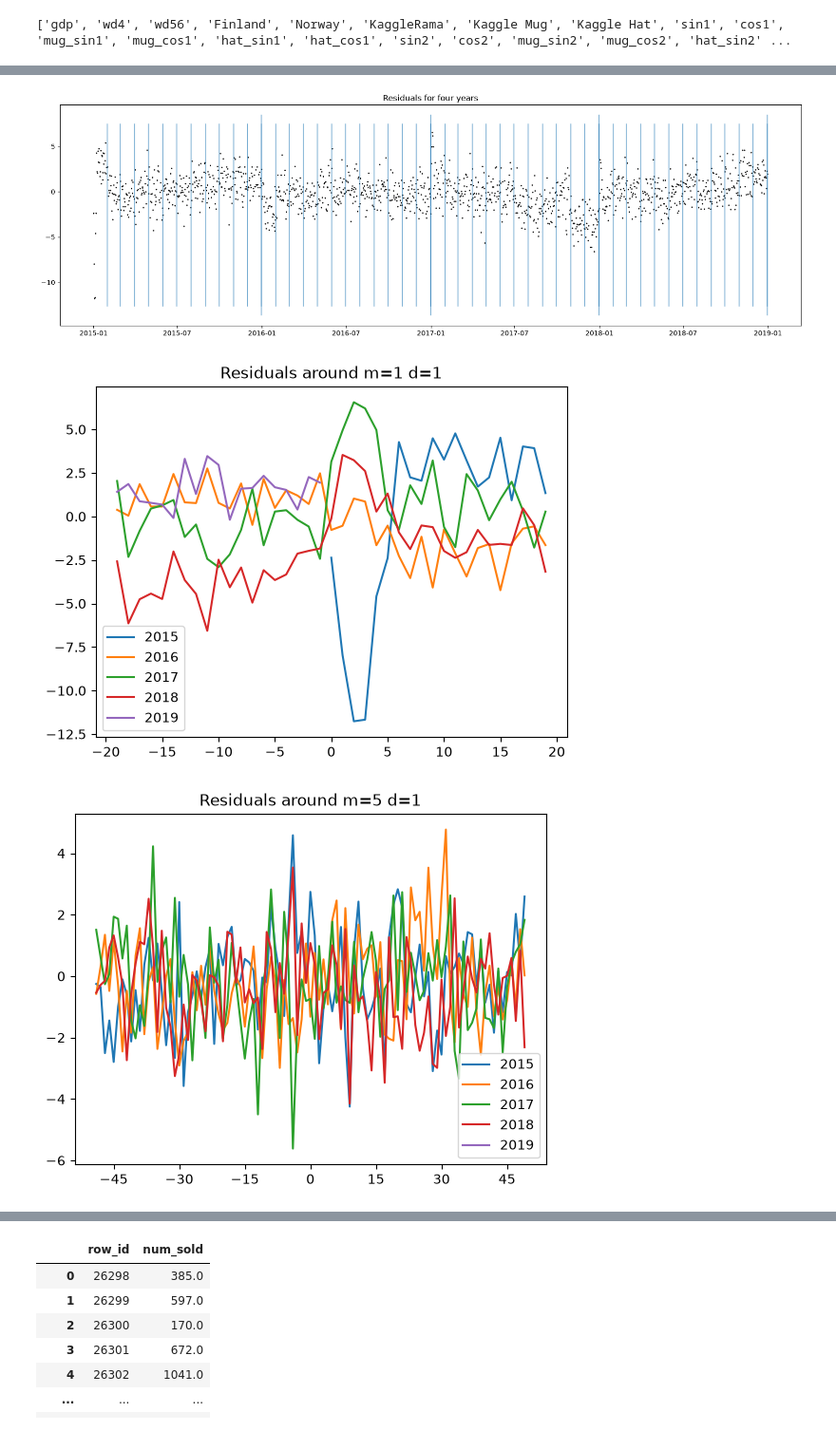
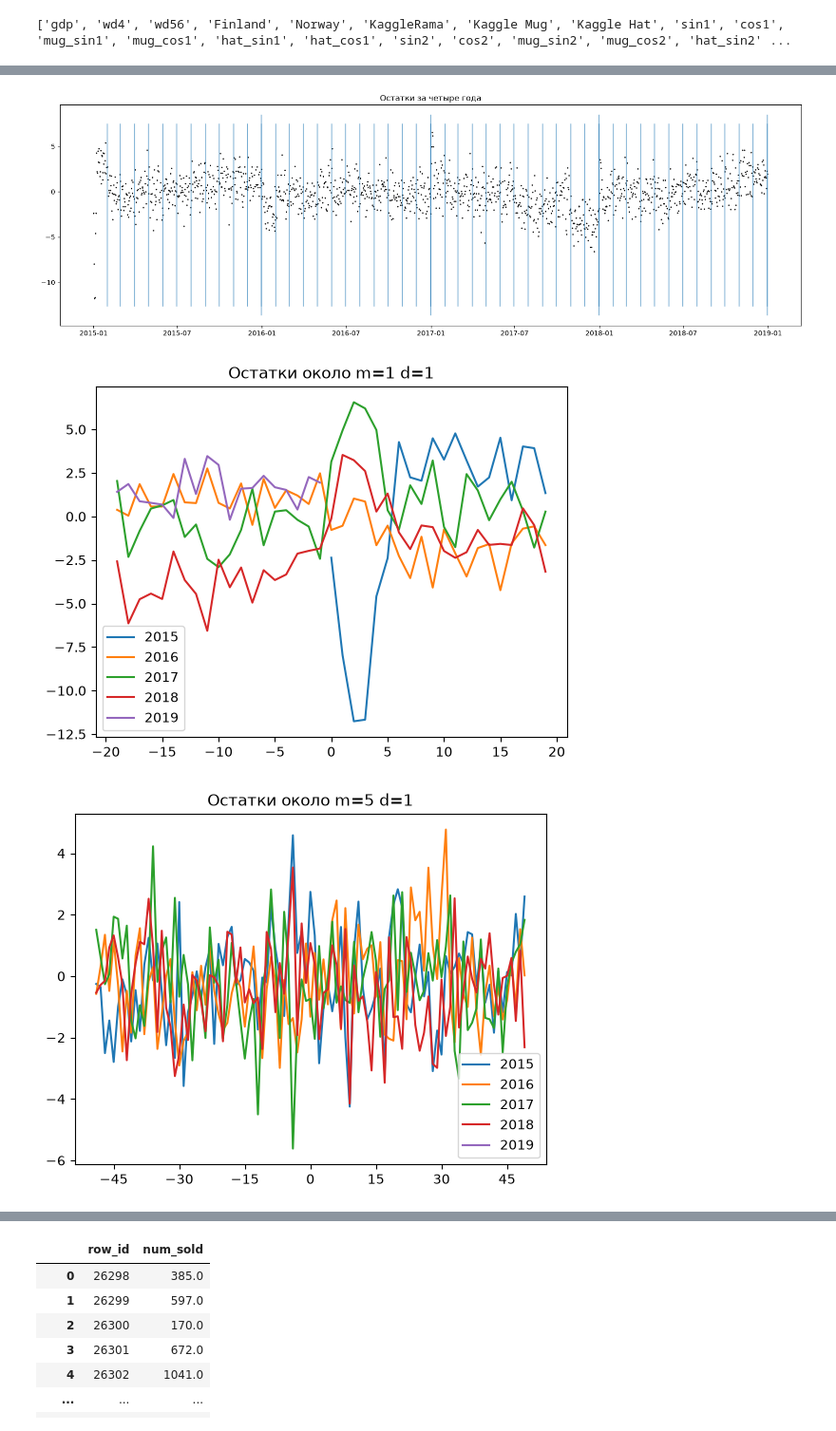
Before and after one commit to alex-hse-repository/time-series-cu-2026, a Jupyter notebook: week_7/part_2/2. TPS-22-03-linear-model.ipynb, the cells around one changed output, grey strips where cells are left out. Shown at 95% size. Saved outputs shown, nothing was run; the diff lists cells and outputs as text; code cells hidden in the pictures.

```diff
--- a/week_7/part_2/2. TPS-22-03-linear-model.ipynb
+++ b/week_7/part_2/2. TPS-22-03-linear-model.ipynb
@@ -59,13 +57,15 @@ from sklearn.linear_model import LinearRegression, HuberRegressor, Ridge, Lasso
 # %%
-original_train_df = pd.read_csv('../data/tabular-playground-series-jan-2022/train.csv')
-original_test_df = pd.read_csv('../data/tabular-playground-series-jan-2022/test.csv')
-gdp_df = pd.read_csv('../data/tabular-playground-series-jan-2022/GDP_data_2015_to_2019_Finland_Norway_Sweden.csv')
+original_train_df = pd.read_csv("../data/tabular-playground-series-jan-2022/train.csv")
+original_test_df = pd.read_csv("../data/tabular-playground-series-jan-2022/test.csv")
+gdp_df = pd.read_csv(
+    "../data/tabular-playground-series-jan-2022/GDP_data_2015_to_2019_Finland_Norway_Sweden.csv"
+)
 
-gdp_df.set_index('year', inplace=True)
+gdp_df.set_index("year", inplace=True)
 
-# The dates are read as strings and must be converted
+# Даты читаются как строки, их нужно преобразовать
 for df in [original_train_df, original_test_df]:
-    df['date'] = pd.to_datetime(df.date)
+    df["date"] = pd.to_datetime(df.date)
 original_train_df.head(2)
 # %% [output]
 |  | row_id | date | country | store | product | num_sold |
@@ -73,6 +73,6 @@ original_train_df.head(2)
 | 1 | 1 | 2015-01-01 | Finland | KaggleMart | Kaggle Hat | 520 |
 # %%
 def smape_loss(y_true, y_pred):
-    """SMAPE Loss"""
+    """SMAPE для каждого наблюдения (в процентах)."""
     return np.abs(y_true - y_pred) / (y_true + np.abs(y_pred)) * 200
 # %% [markdown]
@@ -374,22 +512,23 @@ The diagrams show that the residuals are much smaller now and that we have imple
 # %%
 preproc, model = fit_model(train_df)
-train_df['pred'] = np.exp(model.predict(preproc.transform(train_df[features])))
-with open('train_pred.pickle', 'wb') as handle: pickle.dump(train_df.pred, handle) # save residuals for further analysis
-by_date = train_df.groupby(train_df['date'])
-residuals = (by_date.pred.sum() - by_date.num_sold.sum()) / (by_date.pred.sum() + by_date.num_sold.sum()) * 200
+train_df["pred"] = np.exp(model.predict(preproc.transform(train_df[features])))
+by_date = train_df.groupby(train_df["date"])
+residuals = (
+    (by_date.pred.sum() - by_date.num_sold.sum())
+    / (by_date.pred.sum() + by_date.num_sold.sum())
+    * 200
+)
 
-# Plot all num_sold_true and num_sold_pred (five years) for one country-store-product combination
+# Прогноз и факт за пять лет для одной комбинации страна–магазин–товар
 plot_five_years_combination(engineer_more)
 
-# Plot all residuals (four-year range, sum of all products)
+# Все остатки за четыре года (сумма по всем товарам)
 plot_all_residuals(residuals)
 
-# Plot residuals for interesting intervals
-plot_around(residuals, 1, 1, 20) # end of year peak
-plot_around(residuals, 5, 1, 50) # three moveable peaks depending on Easter
-#plot_around(residuals, 5, 21, 10) # zoom-in
-#plot_around(residuals, 5, 31, 15) # zoom-in
-plot_around(residuals, 6, 10, 10) # first half of June (with overlay of Pentecost in 2017)
-plot_around(residuals, 6, 30, 10) # moveable peak end of June
-plot_around(residuals, 11, 5, 10) # moveable peak beginning of November
+# Остатки в интересных интервалах
+plot_around(residuals, 1, 1, 20)  # пик в конце года
+plot_around(residuals, 5, 1, 50)  # три плавающих пика, зависящих от Пасхи
+plot_around(residuals, 6, 10, 10)  # первая половина июня (в 2017 году накладывается Троица)
+plot_around(residuals, 6, 30, 10)  # плавающий пик в конце июня
+plot_around(residuals, 11, 5, 10)  # плавающий пик в начале ноября
 # %% [output]
@@ -397,3 +536,3 @@ plot_around(residuals, 11, 5, 10) # moveable peak beginning of November
 [figure]
-[figure, old version]
+[figure, new version]
-[figure, old version]
+[figure, new version]
```
Also changed, not shown: parts of 31 cells of this notebook.
